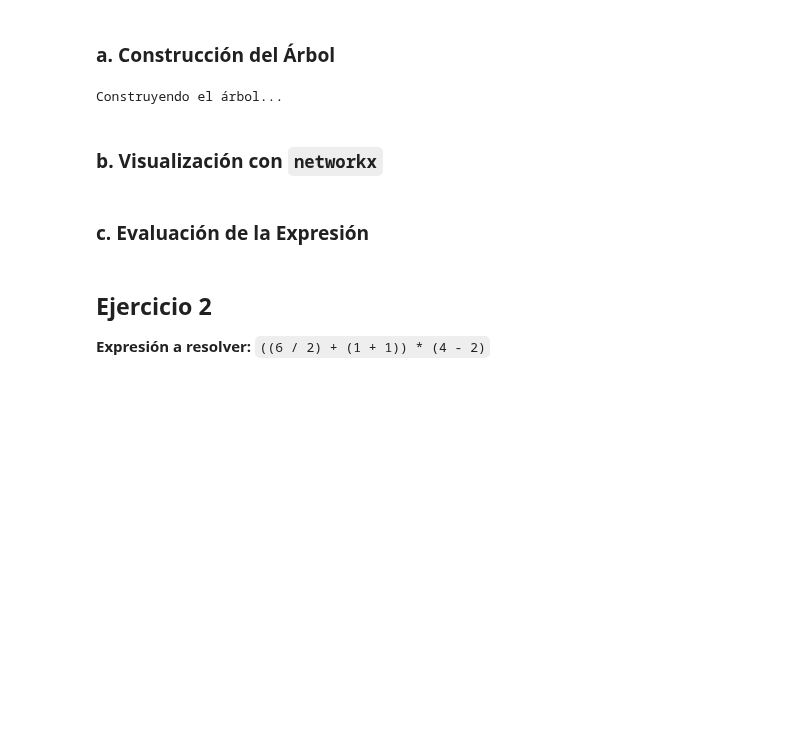
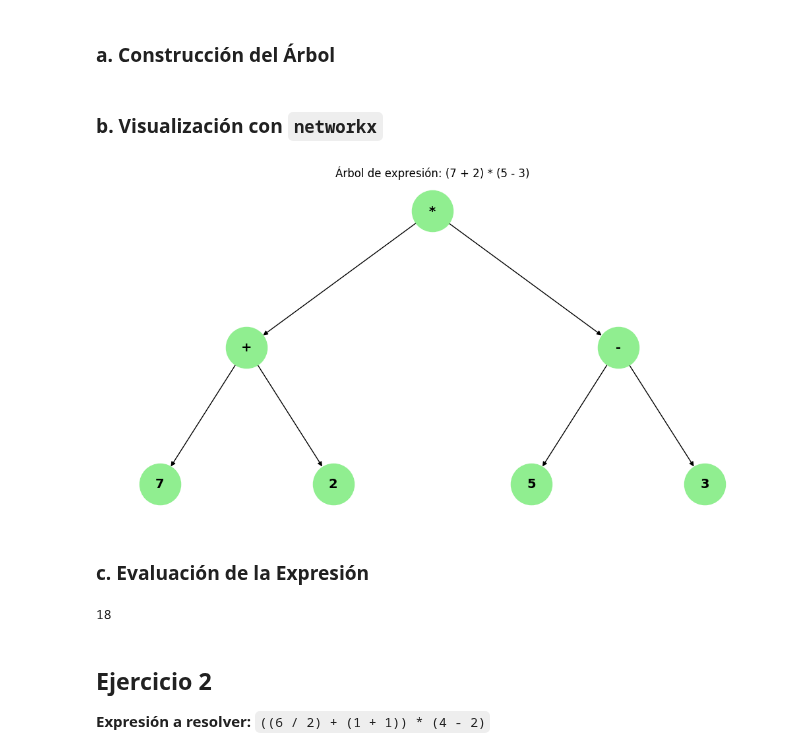
Before and after one commit to Rudepro/Programacion-IV, a Jupyter notebook: Semana VIII/Trabajo_Clase_Arboles_Expresion.ipynb, the cells around one changed output. Cells and saved outputs as stored; diff of their text form; code cells hidden in the pictures; blank space fills up the shorter version.

```diff
--- a/Semana VIII/Trabajo_Clase_Arboles_Expresion.ipynb
+++ b/Semana VIII/Trabajo_Clase_Arboles_Expresion.ipynb
@@ -20,17 +20,82 @@ Este trabajo tiene como objetivo aplicar los conocimientos sobre árboles binari
 ### a. Construcción del Árbol
 # %%
 # Escribe aquí el código para construir el árbol
-print("Construyendo el árbol...")
+class Nodo:
+    def __init__(self, valor):
+        self.valor = valor
+        self.izq = None
+        self.der = None
+
+def construir_arbol():
+    raiz = Nodo('*')
+    raiz.izq = Nodo('+')
+    raiz.der = Nodo('-')
+    raiz.izq.izq = Nodo(7)
+    raiz.izq.der = Nodo(2)
+    raiz.der.izq = Nodo(5)
+    raiz.der.der = Nodo(3)
+    return raiz
-# %% [output]
-Construyendo el árbol...
 # %% [markdown]
 ### b. Visualización con `networkx`
 # %%
 # Escribe aquí el código para graficar el árbol
+import matplotlib.pyplot as plt
+import networkx as nx
+
+G = nx.DiGraph()
+
+edges = [
+    ('*', '+'),
+    ('*', '-'),
+    ('+', '7'),
+    ('+', '2'),
+    ('-', '5'),
+    ('-', '3')
+]
+
+G.add_edges_from(edges)
+
+pos = {
+    '*': (0, 2),
+    '+': (-1.5, 1),
+    '-': (1.5, 1),
+    '7': (-2.2, 0),
+    '2': (-0.8, 0),
+    '5': (0.8, 0),
+    '3': (2.2, 0)
+}
+
+plt.figure(figsize=(10, 5))
+nx.draw(G, pos, with_labels=True, node_color='lightgreen', node_size=2000,
+        font_size=14, font_weight='bold', arrows=True)
+plt.title("Árbol de expresión: (7 + 2) * (5 - 3)")
+plt.axis('off')
+plt.show()
+# %% [output]
+[figure, added]
 # %% [markdown]
 ### c. Evaluación de la Expresión
 # %%
 # Escribe aquí el código para evaluar la expresión
+def evaluar(nodo):
+    if isinstance(nodo.valor, int):
+        return nodo.valor
+    izq = evaluar(nodo.izq)
+    der = evaluar(nodo.der)
+    if nodo.valor == '+':
+        return izq + der
+    elif nodo.valor == '-':
+        return izq - der
+    elif nodo.valor == '*':
+        return izq * der
+    elif nodo.valor == '/':
+        return izq / der
+
+arbol = construir_arbol()
+resultado = evaluar(arbol)
+resultado
+# %% [output]
+18
 # %% [markdown]
 ## Ejercicio 2
 
```
Also changed, not shown: parts of 12 cells of this notebook, 2 other files.
